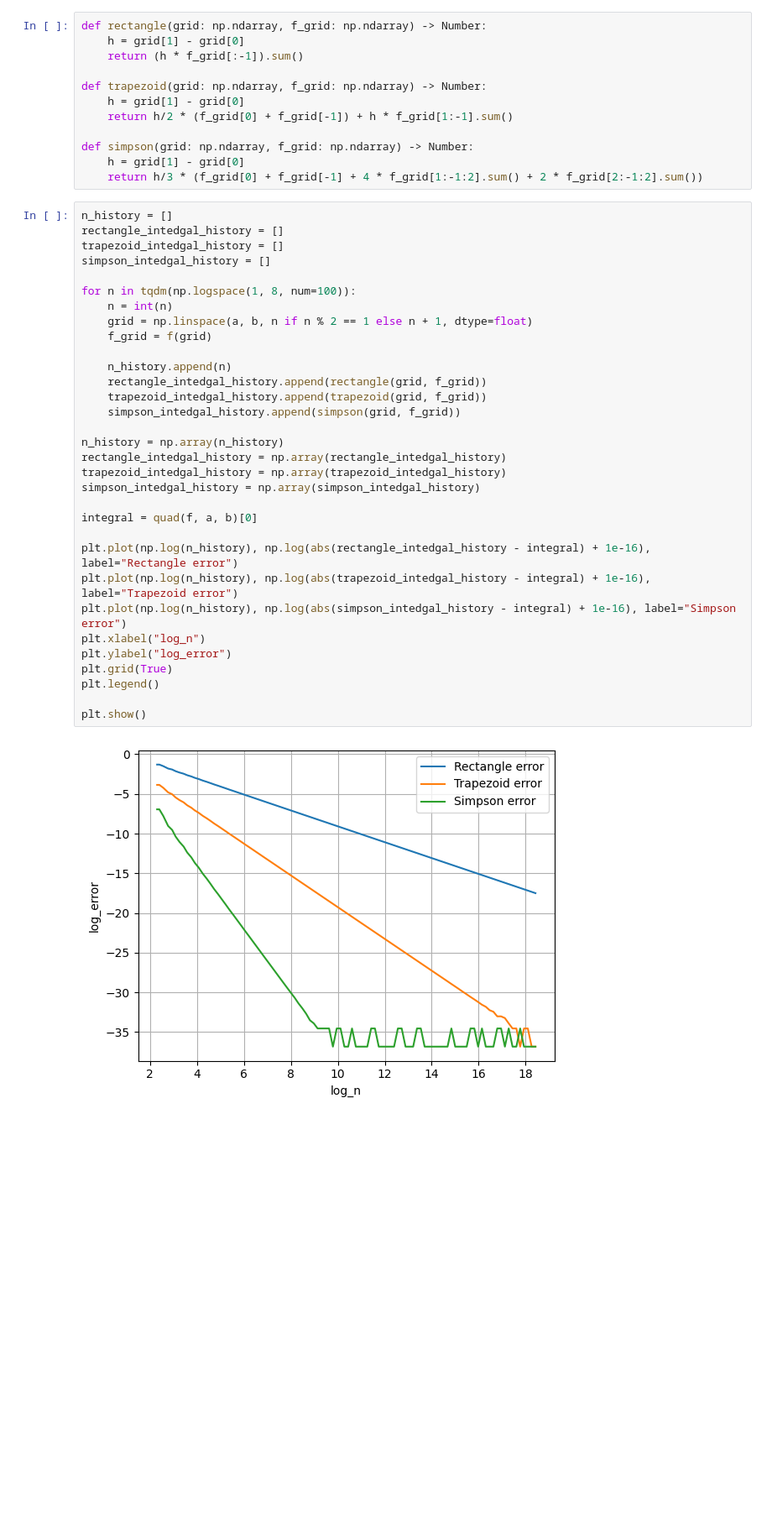
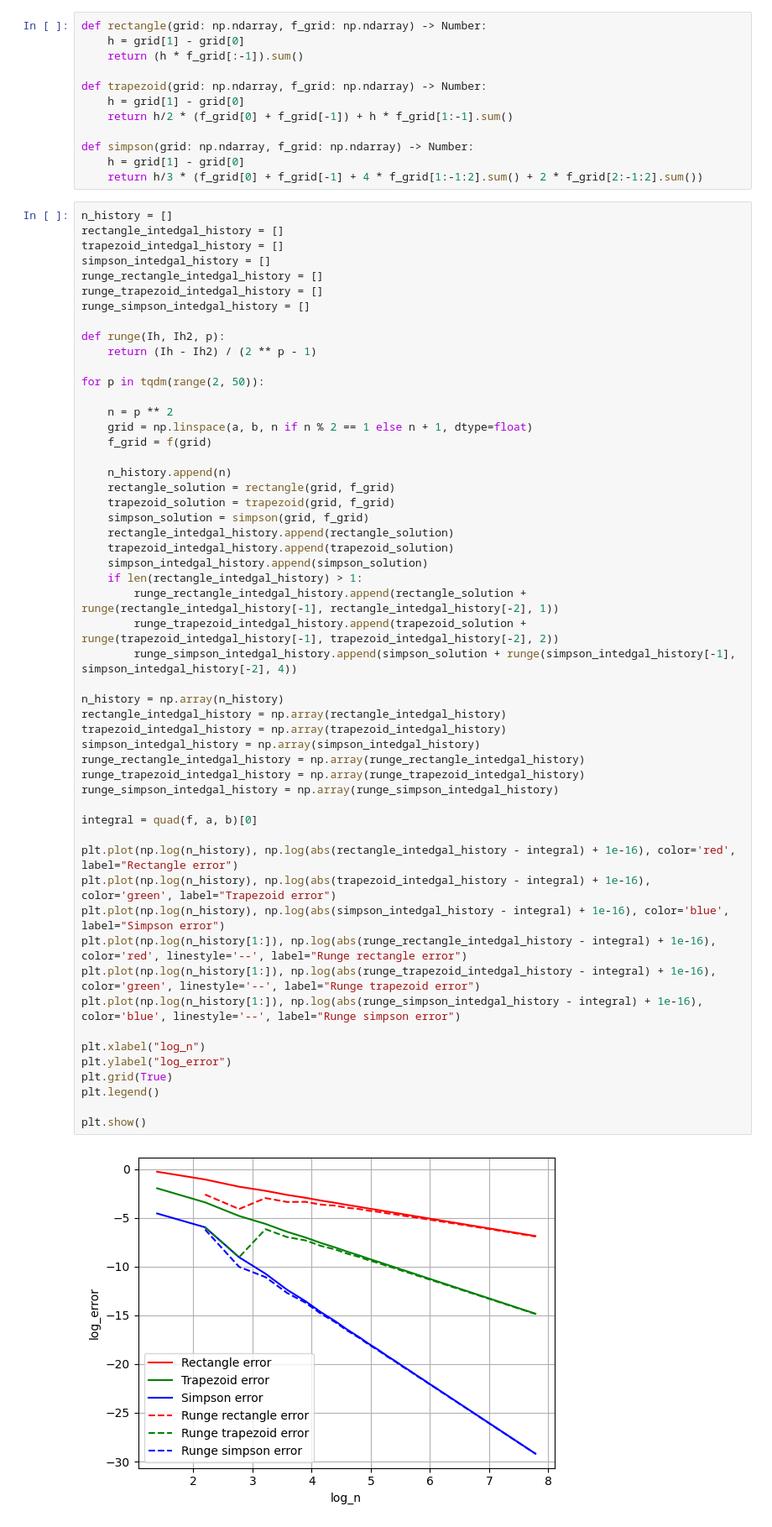
Before and after one commit to AndreDon0/Numerical_methods, a Jupyter notebook: labs/3.ipynb, the cells around one changed output. Shown at 84% size. Drawn from its saved outputs; the diff is of its cells as text; blank space fills up the shorter version.

```diff
--- a/labs/3.ipynb
+++ b/labs/3.ipynb
@@ -202,34 +202,55 @@ def simpson(grid: np.ndarray, f_grid: np.ndarray) -> Number:
 # %%
 n_history = []
 rectangle_intedgal_history = []
 trapezoid_intedgal_history = []
 simpson_intedgal_history = []
+runge_rectangle_intedgal_history = []
+runge_trapezoid_intedgal_history = []
+runge_simpson_intedgal_history = []
 
-for n in tqdm(np.logspace(1, 8, num=100)):
-    n = int(n)
+def runge(Ih, Ih2, p):
+    return (Ih - Ih2) / (2 ** p - 1)
+
+for p in tqdm(range(2, 50)):
+
+    n = p ** 2
     grid = np.linspace(a, b, n if n % 2 == 1 else n + 1, dtype=float)
     f_grid = f(grid)
 
     n_history.append(n)
-    rectangle_intedgal_history.append(rectangle(grid, f_grid))
-    trapezoid_intedgal_history.append(trapezoid(grid, f_grid))
-    simpson_intedgal_history.append(simpson(grid, f_grid))
+    rectangle_solution = rectangle(grid, f_grid)
+    trapezoid_solution = trapezoid(grid, f_grid)
+    simpson_solution = simpson(grid, f_grid)
+    rectangle_intedgal_history.append(rectangle_solution)
+    trapezoid_intedgal_history.append(trapezoid_solution)
+    simpson_intedgal_history.append(simpson_solution)
+    if len(rectangle_intedgal_history) > 1:
+        runge_rectangle_intedgal_history.append(rectangle_solution + runge(rectangle_intedgal_history[-1], rectangle_intedgal_history[-2], 1))
+        runge_trapezoid_intedgal_history.append(trapezoid_solution + runge(trapezoid_intedgal_history[-1], trapezoid_intedgal_history[-2], 2))
+        runge_simpson_intedgal_history.append(simpson_solution + runge(simpson_intedgal_history[-1], simpson_intedgal_history[-2], 4))
 
 n_history = np.array(n_history)
 rectangle_intedgal_history = np.array(rectangle_intedgal_history)
 trapezoid_intedgal_history = np.array(trapezoid_intedgal_history)
 simpson_intedgal_history = np.array(simpson_intedgal_history)
+runge_rectangle_intedgal_history = np.array(runge_rectangle_intedgal_history)
+runge_trapezoid_intedgal_history = np.array(runge_trapezoid_intedgal_history)
+runge_simpson_intedgal_history = np.array(runge_simpson_intedgal_history)
 
 integral = quad(f, a, b)[0]
 
-plt.plot(np.log(n_history), np.log(abs(rectangle_intedgal_history - integral) + 1e-16), label="Rectangle error")
-plt.plot(np.log(n_history), np.log(abs(trapezoid_intedgal_history - integral) + 1e-16), label="Trapezoid error")
-plt.plot(np.log(n_history), np.log(abs(simpson_intedgal_history - integral) + 1e-16), label="Simpson error")
+plt.plot(np.log(n_history), np.log(abs(rectangle_intedgal_history - integral) + 1e-16), color='red', label="Rectangle error")
+plt.plot(np.log(n_history), np.log(abs(trapezoid_intedgal_history - integral) + 1e-16), color='green', label="Trapezoid error")
+plt.plot(np.log(n_history), np.log(abs(simpson_intedgal_history - integral) + 1e-16), color='blue', label="Simpson error")
+plt.plot(np.log(n_history[1:]), np.log(abs(runge_rectangle_intedgal_history - integral) + 1e-16), color='red', linestyle='--', label="Runge rectangle error")
+plt.plot(np.log(n_history[1:]), np.log(abs(runge_trapezoid_intedgal_history - integral) + 1e-16), color='green', linestyle='--', label="Runge trapezoid error")
+plt.plot(np.log(n_history[1:]), np.log(abs(runge_simpson_intedgal_history - integral) + 1e-16), color='blue', linestyle='--', label="Runge simpson error")
+
 plt.xlabel("log_n")
 plt.ylabel("log_error")
 plt.grid(True)
 plt.legend()
 
 plt.show()
 # %% [output]
-[figure, old version]
+[figure, new version]
```
